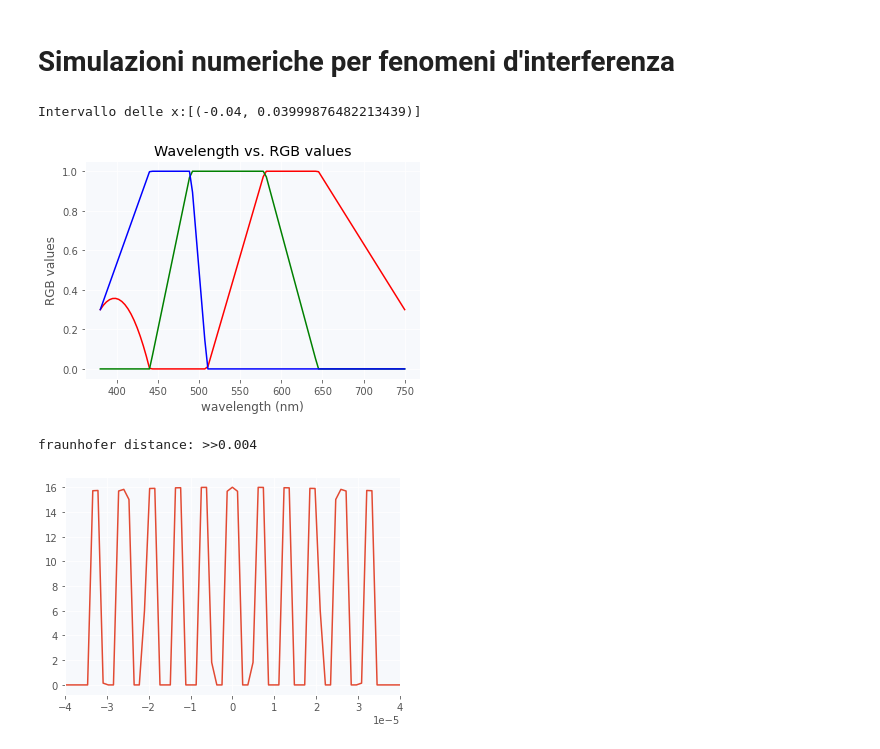
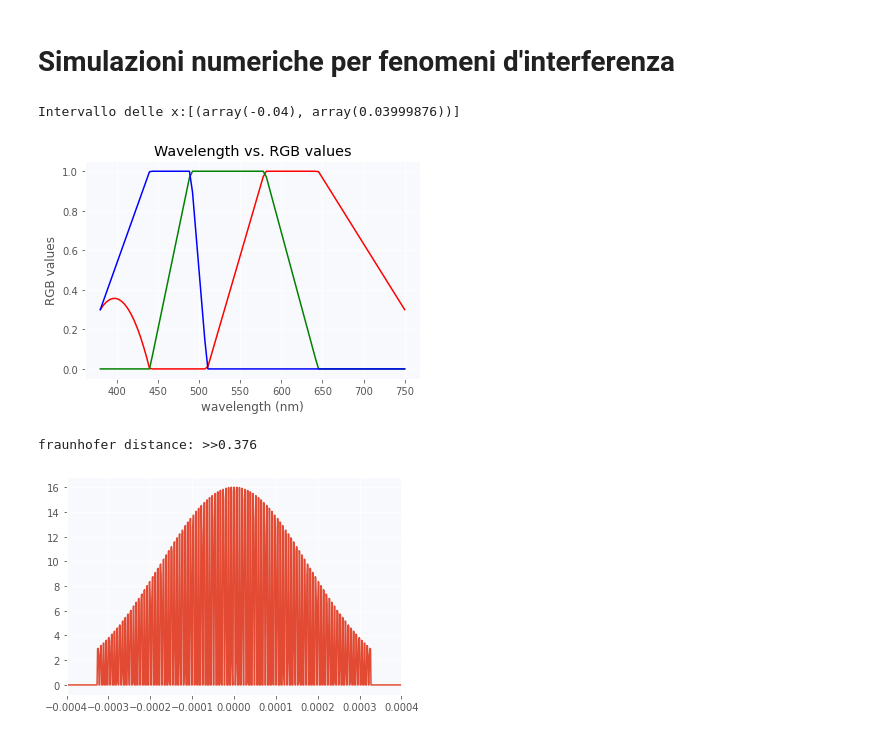
Before and after one commit to Unoaccaso/lab_projects, a Jupyter notebook: grid_dasmanettare_per_rick_bpm.ipynb, the cells around one changed output. Cells and saved outputs as stored; diff of their text form; code cells hidden in the pictures.

```diff
--- a/grid_dasmanettare_per_rick_bpm.ipynb
+++ b/grid_dasmanettare_per_rick_bpm.ipynb
@@ -28,13 +28,13 @@ plt.rcParams['axes.facecolor'] = '#f7f9fc'
 # ====================
 Ip = 4**2                 # intensity peak
 Ib = 1.0                  # background illumination
-Lambda = 0.85e-6           # wavelength, [lambda] = m
+Lambda = 0.85e-6          # wavelength, [lambda] = m
 k0 = 2*np.pi/Lambda       # vacuum wavevector, [k0] = m^(-1)
 n0 = 1.                   # background index of refraction
-Lz = 0.12                  # computational length of sample, [Lz] = m
+Lz = 0.12                 # computational length of sample, [Lz] = m
 Lx = 80e-3                # computational width of sample, [Lx] = m
 
-w0 = 0.25e-3                # beam width of gaussian beam parameter
+w0 = 0.25e-3              # beam width of gaussian beam parameter
 
 h = 0.67e-3               # slit separation, [h] = m
 inputposition=+h/2        # input position
@@ -161,7 +161,7 @@ def wavelength_to_cmap(wavelength):
   return LinearSegmentedColormap('Cmap', segmentdata=cdict, N=256)
 
 wavelengths = np.linspace(380, 750, 100) # in nanometers
-rgbs = np.stack([wavelength_to_rgb(wl) for wl in wavelengths])
+rgbs = np.stack([cp.asnumpy(wavelength_to_rgb(wl)) for wl in wavelengths])
 plt.plot(wavelengths, rgbs[:, 0], "r-")
 plt.plot(wavelengths, rgbs[:, 1], "g-")
 plt.plot(wavelengths, rgbs[:, 2], "b-")
@@ -194,46 +194,46 @@ def show_results(OutputPower, FieldModuleMemory, Color):
 
   ax1 = fig.add_subplot(gs[0, :2])
   ax1.set_title('Output power spectrum')
-  ax1.plot(x, OutputPower)
+  ax1.plot(cp.asnumpy(x), cp.asnumpy(OutputPower))
 
   ax2 = fig.add_subplot(gs[1, :2])
   ax2.set_title('Diffracted light')
-  ax2.imshow(Color, extent=[x.min(), x.max(), 0, 1], aspect='auto')
+  ax2.imshow(cp.asnumpy(Color), extent=[x.min(), x.max(), 0, 1], aspect='auto')
   ax2.grid(False)
 
   ax3 = fig.add_subplot(gs[:2, 2])
   ax3.set_title('Diffracted light')
-  ax3.imshow(cp.abs(FieldModuleMemory.T)**2, origin='lower',
+  ax3.imshow(cp.asnumpy(cp.abs(FieldModuleMemory.T)**2), origin='lower',
              extent=[-0.02, 0.02, z.min(), z.max()], aspect = 'auto',
              cmap='hot')
   ax3.grid(False)
   plt.show()
   plt.close()
 # %% [output]
-Intervallo delle x:[(-0.04, 0.03999876482213439)]
+Intervallo delle x:[(array(-0.04), array(0.03999876))]
 [figure]
 # %%
 # =================
 # Creating z=0 mask
 # =================
 InputField = 0*x          # Initializing field
 dist = 0.65e-5               # distance betwen slices, [dist] = m
 width = 0.15e-5              # width of slices, [width] = m
-N = 5                       # slice number
+N = 50                       # slice number
 
 '''initializing field in z=0'''
 InputField += np.sqrt(Ip)*(np.exp(-(x)**20/(width**20)))
 for n in range(1, N+1):
   InputField += np.sqrt(Ip)*(np.exp(-(x-n*dist)**20/(width**20))+np.exp(-(x+n*dist)**20/(width**20)))
 InputField *= Gaussian(x, w0=w0)
 InputPower = cp.abs(InputField)**2
 # visualizing the field in z=0
-plt.plot(x, InputField)
+plt.plot(cp.asnumpy(x), cp.asnumpy(InputField))
 plt.xlim((-N*(dist+width), N*(dist+width)))
 print(f'fraunhofer distance: >>{(N*(dist+width)*2)**2/2/Lambda:.3f}')
 # %% [output]
-fraunhofer distance: >>0.004
+fraunhofer distance: >>0.376
-[figure, old version]
+[figure, new version]
 # %%
 # =====================
 # Red light propagation
```
Also changed, not shown: parts of 5 cells of this notebook.
